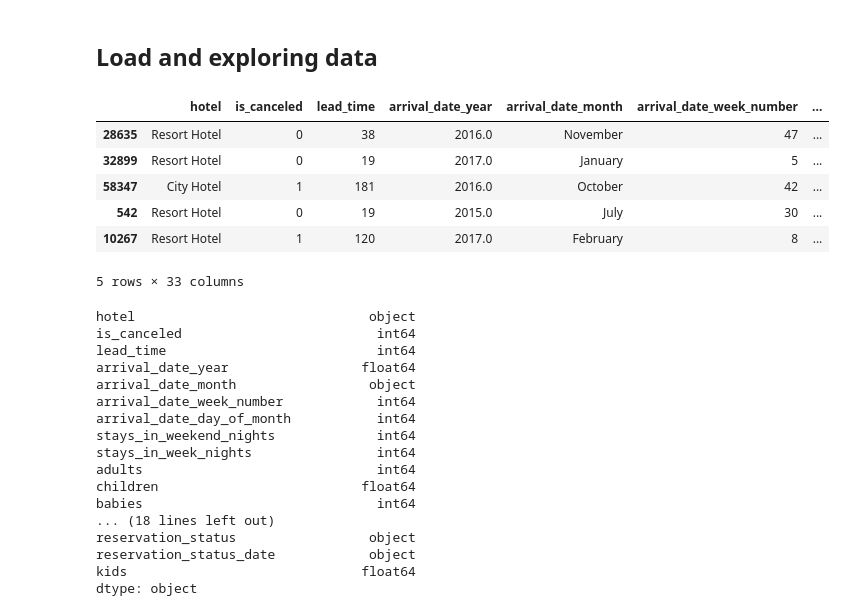
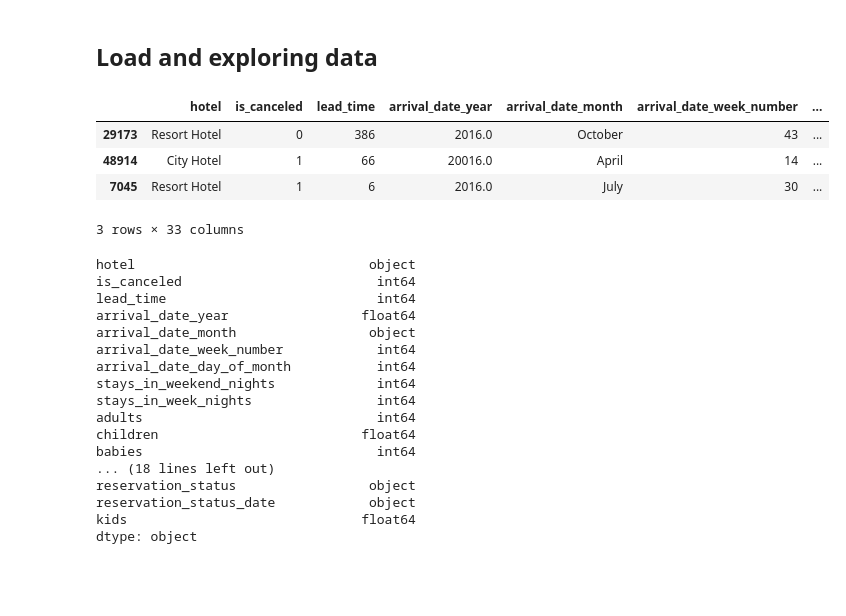
Before and after one commit to leodie1615/taller1, a Jupyter notebook: entendimiento-data.ipynb, the cells around one changed output. Cells and saved outputs as stored; diff of their text form; code cells hidden in the pictures; blank space fills up the shorter version.

```diff
--- a/entendimiento-data.ipynb
+++ b/entendimiento-data.ipynb
@@ -22,17 +22,18 @@ import pandas as pd
 import matplotlib.pyplot as plt
 import seaborn as sns
 import numpy as np
+# %%
+pd.set_option("display.max_columns", None)
 # %%
 reservation_df = pd.read_csv("data/hotel_bookings_modified.csv")
-reservation_df.sample(5)
-# %% [output]
-|  | hotel | is_canceled | lead_time | arrival_date_year | arrival_date_month | arrival_date_week_number | ... |
-| 28635 | Resort Hotel | 0 | 38 | 2016.0 | November | 47 | ... |
-| 32899 | Resort Hotel | 0 | 19 | 2017.0 | January | 5 | ... |
-| 58347 | City Hotel | 1 | 181 | 2016.0 | October | 42 | ... |
-| 542 | Resort Hotel | 0 | 19 | 2015.0 | July | 30 | ... |
-| 10267 | Resort Hotel | 1 | 120 | 2017.0 | February | 8 | ... |
-5 rows × 33 columns
+# %%
+reservation_df.sample(3)
+# %% [output]
+|  | hotel | is_canceled | lead_time | arrival_date_year | arrival_date_month | arrival_date_week_number | ... |
+| 29173 | Resort Hotel | 0 | 386 | 2016.0 | October | 43 | ... |
+| 48914 | City Hotel | 1 | 66 | 20016.0 | April | 14 | ... |
+| 7045 | Resort Hotel | 1 | 6 | 2016.0 | July | 30 | ... |
+3 rows × 33 columns
 # %%
 reservation_df.dtypes
 # %% [output]
```
Also changed, not shown: parts of 17 cells of this notebook.
